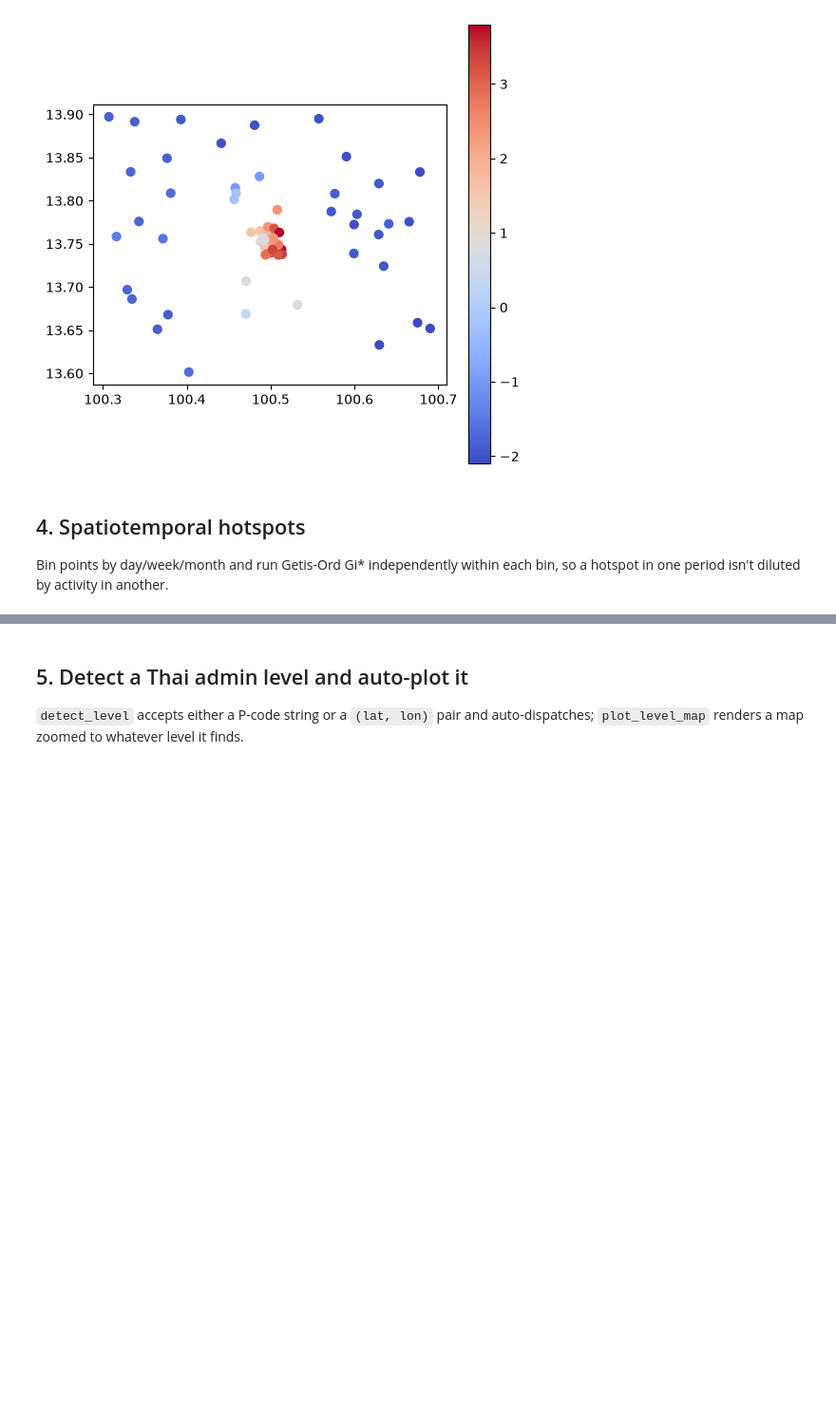
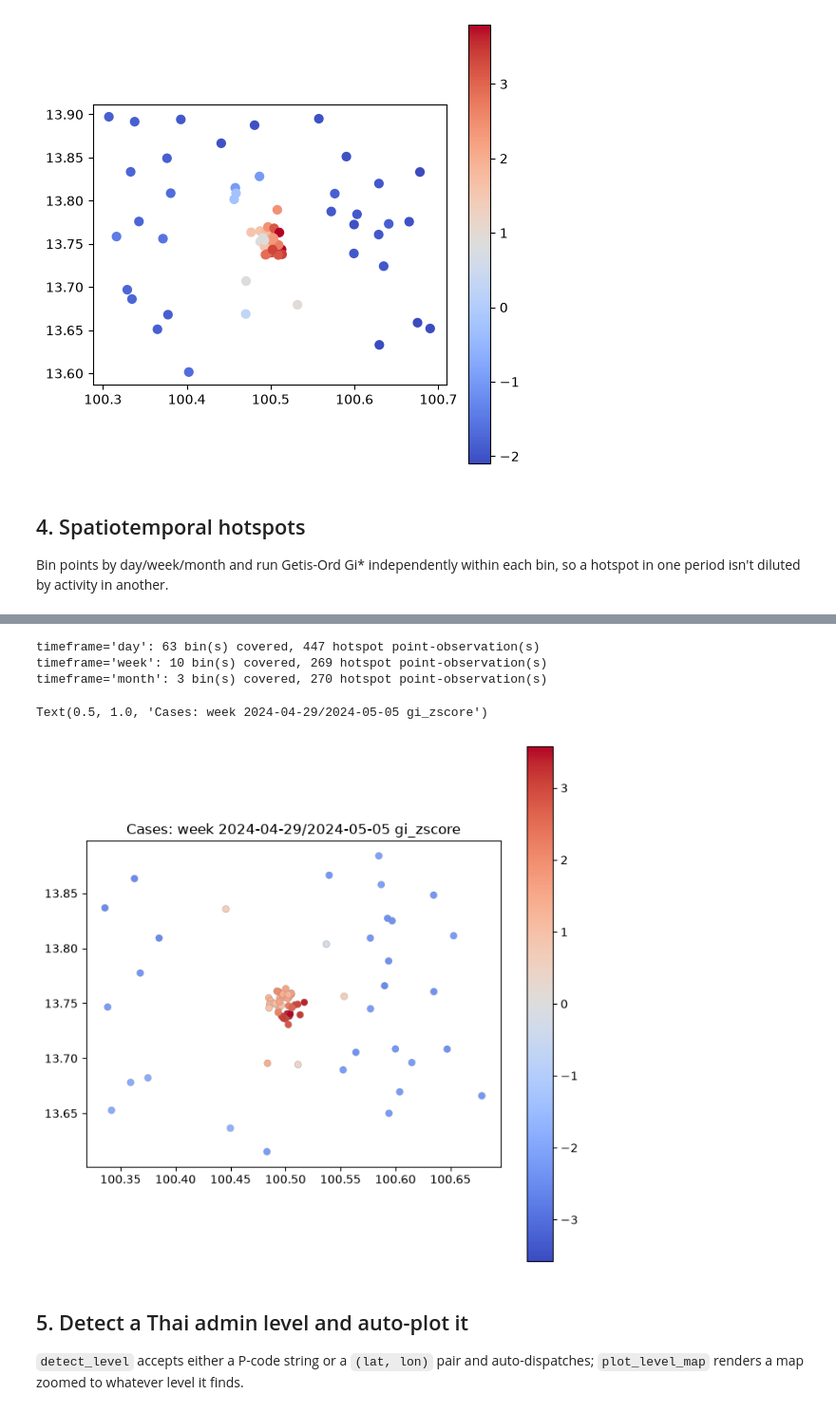
Before and after one commit to nongwarodom/spatialdetection, a Jupyter notebook: notebooks/quickstart.ipynb, the cells around one changed output, grey strips where cells are left out. Shown at 95% size. Drawn from its saved outputs; the diff is of its cells as text; code cells hidden in the pictures; blank space fills up the shorter version.

```diff
--- a/notebooks/quickstart.ipynb
+++ b/notebooks/quickstart.ipynb
@@ -115,3 +125,47 @@ Name: hotspot_points, dtype: int64
+# %%
+n_days = 63  # 9 weeks
+time_cluster = pd.DataFrame({
+    "lon": rng.normal(100.50, 0.01, size=n_days * 8),
+    "lat": rng.normal(13.75, 0.01, size=n_days * 8),
+    "cases": rng.poisson(8, size=n_days * 8),
+})
+time_background = pd.DataFrame({
+    "lon": rng.uniform(100.3, 100.7, size=n_days * 8),
+    "lat": rng.uniform(13.6, 13.9, size=n_days * 8),
+    "cases": rng.poisson(1, size=n_days * 8),
+})
+time_df = pd.concat([time_cluster, time_background], ignore_index=True)
+time_df["reported_at"] = pd.to_datetime("2024-05-01") + pd.to_timedelta(
+    rng.integers(0, n_days, size=len(time_df)), unit="D"
+)
+
+for timeframe in ("day", "week", "month"):
+    with warnings.catch_warnings():
+        warnings.simplefilter("ignore", UserWarning)  # sparse-bin skip notice
+        by_timeframe = spatiotemporal_hotspots(
+            time_df, time_col="reported_at", value_col="cases", timeframe=timeframe, k=5, permutations=199
+        )
+    n_bins = by_timeframe["time_bin"].nunique()
+    n_hot = (by_timeframe["hotspot"] == 1).sum()
+    print(f"timeframe={timeframe!r}: {n_bins} bin(s) covered, {n_hot} hotspot point-observation(s)")
+# %% [output]
+timeframe='day': 63 bin(s) covered, 447 hotspot point-observation(s)
+timeframe='week': 10 bin(s) covered, 269 hotspot point-observation(s)
+timeframe='month': 3 bin(s) covered, 270 hotspot point-observation(s)
+# %%
+# spatiotemporal_hotspots stacks every bin's points into one
+# GeoDataFrame, so filter to a single time_bin before plotting a
+# readable map -- here, the first week's cluster.
+by_week = spatiotemporal_hotspots(
+    time_df, time_col="reported_at", value_col="cases", timeframe="week", k=5, permutations=199
+)
+first_week = sorted(by_week["time_bin"].unique())[0]
+plot_hotspots(by_week[by_week["time_bin"] == first_week]).set_title(
+    f"Cases: week {first_week} gi_zscore"
+)
+# %% [output]
+Text(0.5, 1.0, 'Cases: week 2024-04-29/2024-05-05 gi_zscore')
+[figure, added]
 # %% [markdown]
 ## 5. Detect a Thai admin level and auto-plot it
 
```
Also changed, not shown: parts of 15 cells of this notebook, 2 other files.
